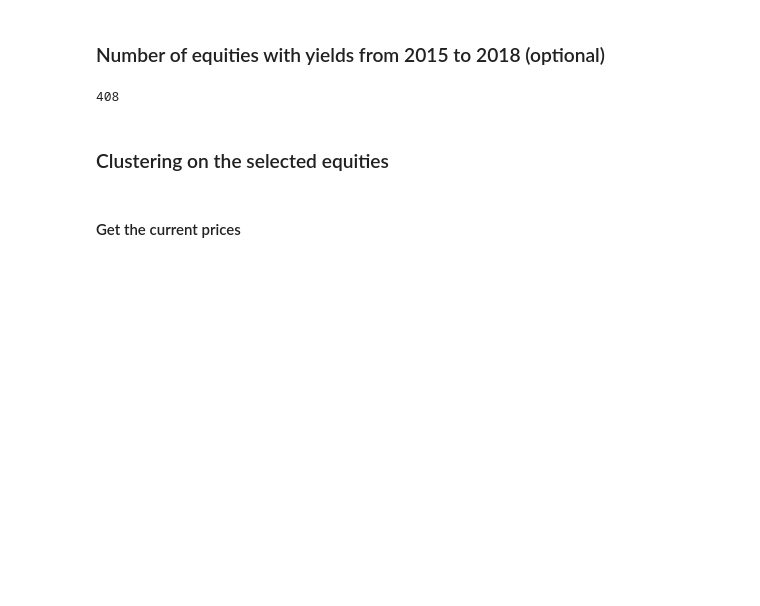
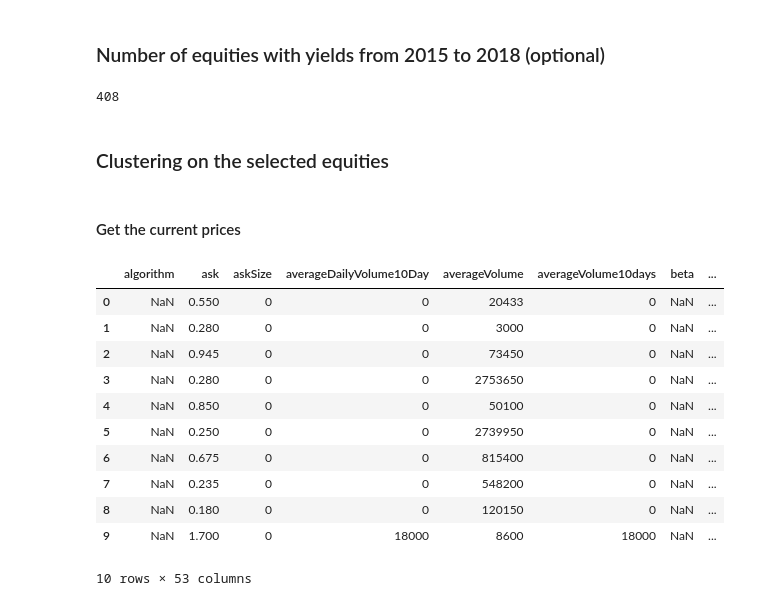
Before and after one commit to mengwangk/ai-playground, a Jupyter notebook: notebook/myInvestor-toolkit.ipynb, the cells around one changed output. Saved outputs shown, nothing was run; the diff lists cells and outputs as text; code cells hidden in the pictures; blank space fills up the shorter version.

```diff
--- a/notebook/myInvestor-toolkit.ipynb
+++ b/notebook/myInvestor-toolkit.ipynb
@@ -288,3 +288,20 @@ len(df_selected_equities.symbol.unique())
 ### Clustering on the selected equities
 # %% [markdown]
 #### Get the current prices
+# %%
+df_financials = pd.read_csv('../dataset/KLS_current_price.csv')
+df_financials.set_index(['symbol'])
+df_financials.head(10)
+# %% [output]
+|  | algorithm | ask | askSize | averageDailyVolume10Day | averageVolume | averageVolume10days | beta | ... |
+| 0 | NaN | 0.550 | 0 | 0 | 20433 | 0 | NaN | ... |
+| 1 | NaN | 0.280 | 0 | 0 | 3000 | 0 | NaN | ... |
+| 2 | NaN | 0.945 | 0 | 0 | 73450 | 0 | NaN | ... |
+| 3 | NaN | 0.280 | 0 | 0 | 2753650 | 0 | NaN | ... |
+| 4 | NaN | 0.850 | 0 | 0 | 50100 | 0 | NaN | ... |
+| 5 | NaN | 0.250 | 0 | 0 | 2739950 | 0 | NaN | ... |
+| 6 | NaN | 0.675 | 0 | 0 | 815400 | 0 | NaN | ... |
+| 7 | NaN | 0.235 | 0 | 0 | 548200 | 0 | NaN | ... |
+| 8 | NaN | 0.180 | 0 | 0 | 120150 | 0 | NaN | ... |
+| 9 | NaN | 1.700 | 0 | 18000 | 8600 | 18000 | NaN | ... |
+10 rows × 53 columns
```
Also changed, not shown: 1 other file.
